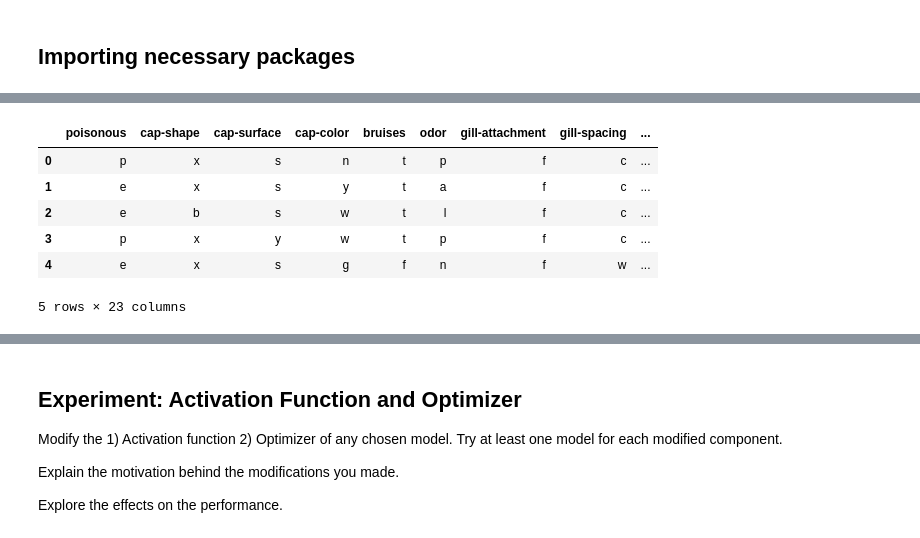
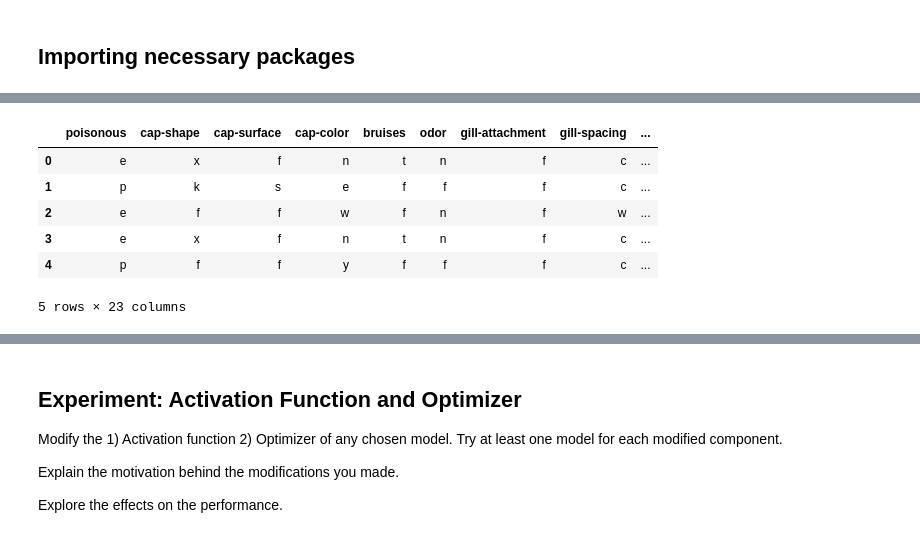
Before and after one commit to marktfaust/TensorFlow-Neural-Networks, a Jupyter notebook: Faust_Mark_assignment_7.ipynb, the cells around one changed output, grey strips where cells are left out. Drawn from its saved outputs; the diff is of its cells as text; code cells hidden in the pictures.

```diff
--- a/Faust_Mark_assignment_7.ipynb
+++ b/Faust_Mark_assignment_7.ipynb
@@ -73,19 +212,19 @@ from tensorflow.keras import layers
 # %%
 # Implementation and exploration.
 mushrooms = pd.read_csv("agaricus-lepiota.data", names=["poisonous", "cap-shape", "cap-surface", "cap-color", "bruises", "odor",
            "gill-attachment", "gill-spacing", "gill-size", "gill-color", "stalk-shape", "stalk-root", "stalk-surface-above-ring",
            "stalk-surface-below-ring", "stalk-color-above-ring", "stalk-color-below-ring", "veil-type", "veil-color",
            "ring-number", "ring-type", "spore-print-color", "population", "habitat"])
 
 # Shuffle data
-# mushrooms = mushrooms.sample(frac=1).reset_index(drop=True)
+mushrooms = mushrooms.sample(frac=1).reset_index(drop=True)
 
 mushrooms.head()
 # %% [output]
 |  | poisonous | cap-shape | cap-surface | cap-color | bruises | odor | gill-attachment | gill-spacing | ... |
-| 0 | p | x | s | n | t | p | f | c | ... |
-| 1 | e | x | s | y | t | a | f | c | ... |
-| 2 | e | b | s | w | t | l | f | c | ... |
-| 3 | p | x | y | w | t | p | f | c | ... |
-| 4 | e | x | s | g | f | n | f | w | ... |
+| 0 | e | x | f | n | t | n | f | c | ... |
+| 1 | p | k | s | e | f | f | f | c | ... |
+| 2 | e | f | f | w | f | n | f | w | ... |
+| 3 | e | x | f | n | t | n | f | c | ... |
+| 4 | p | f | f | y | f | f | f | c | ... |
 5 rows × 23 columns
```
Also changed, not shown: parts of 40 cells of this notebook.
